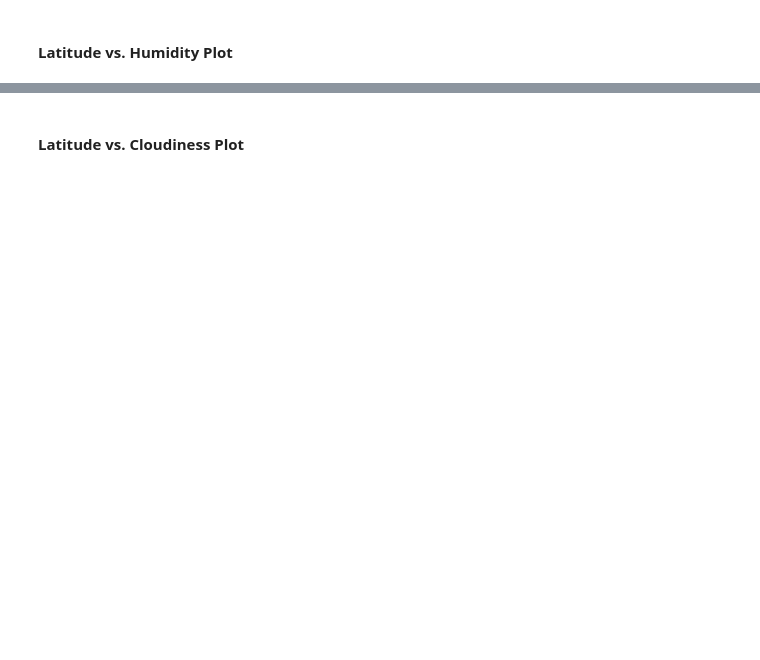
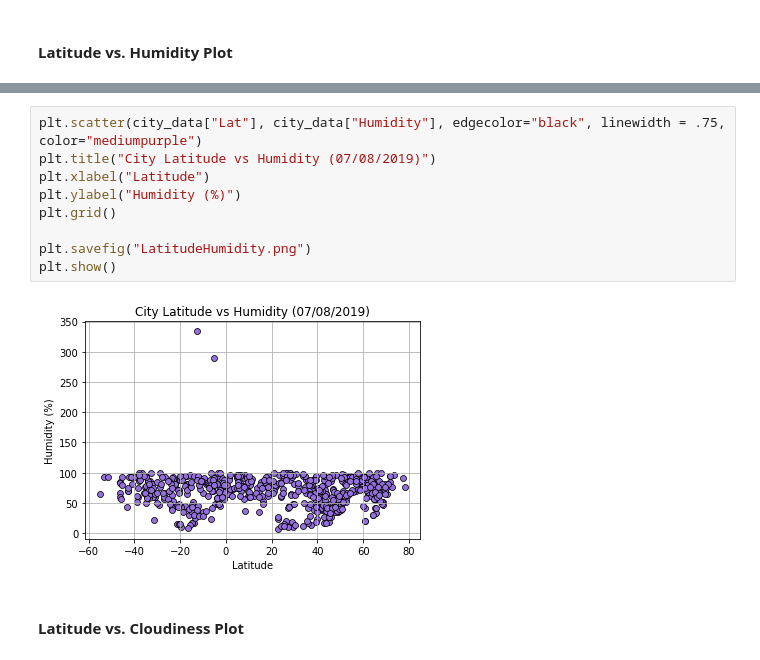
Before and after one commit to karenemcgee/06_api_homework, a Jupyter notebook: WeatherPy.ipynb, the cells around one changed output, grey strips where cells are left out. Cells and saved outputs as stored; diff of their text form; blank space fills up the shorter version.

```diff
--- a/WeatherPy.ipynb
+++ b/WeatherPy.ipynb
@@ -152,2 +157,13 @@ city_data.head()
+# %%
+plt.scatter(city_data["Lat"], city_data["Humidity"], edgecolor="black", linewidth = .75, color="mediumpurple")
+plt.title("City Latitude vs Humidity (07/08/2019)")
+plt.xlabel("Latitude")
+plt.ylabel("Humidity (%)")
+plt.grid()
+
+plt.savefig("LatitudeHumidity.png")
+plt.show()
+# %% [output]
+[figure, added]
 # %% [markdown]
 #### Latitude vs. Cloudiness Plot
```
Also changed, not shown: parts of 11 cells of this notebook, 5 other files.
